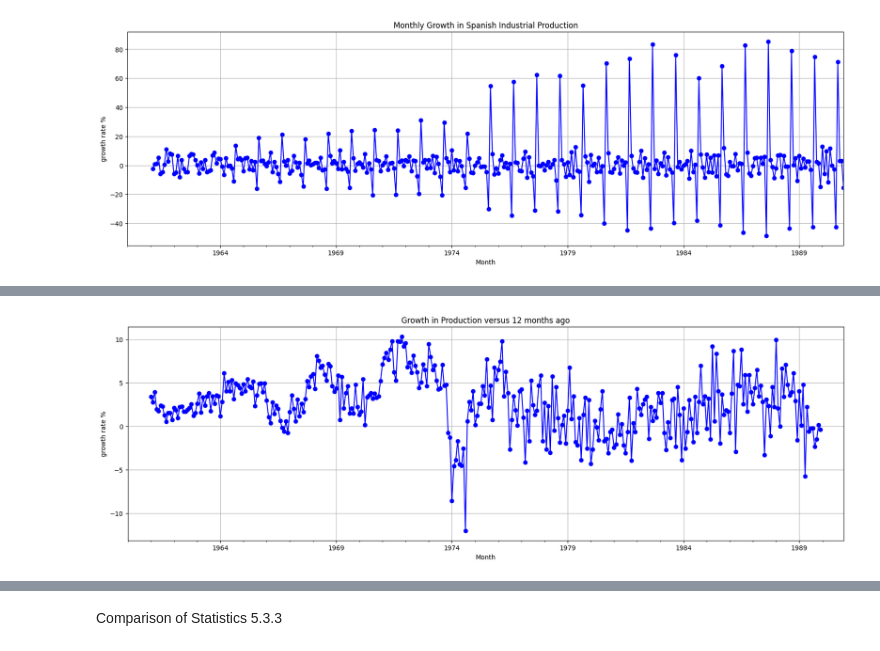
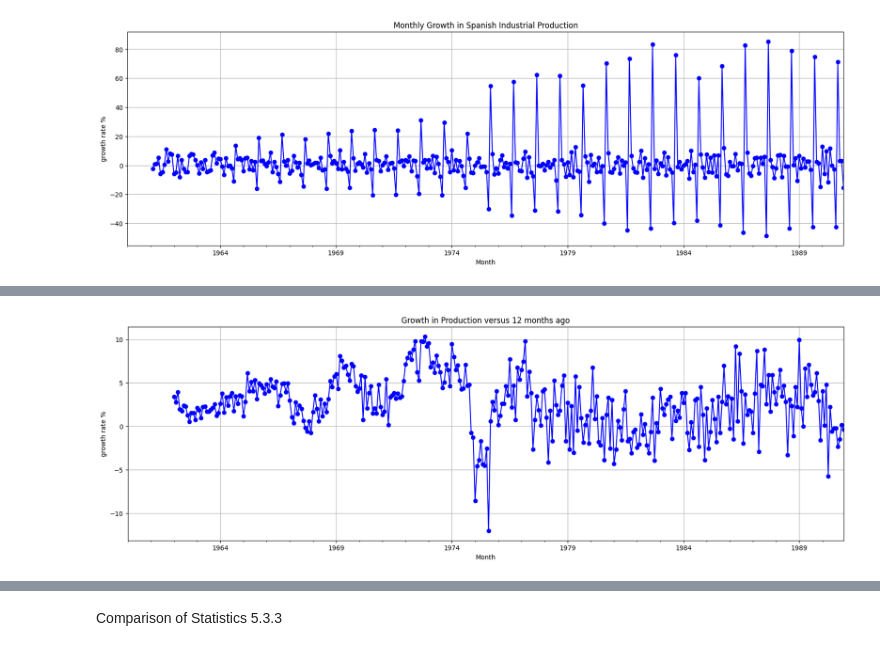
Before and after one commit to Josh-Yg/Macro-Pythonwork, a Jupyter notebook: Data Cleaning.ipynb, the cells around one changed output, grey strips where cells are left out. Saved outputs shown, nothing was run; the diff lists cells and outputs as text; code cells hidden in the pictures.

```diff
--- a/Data Cleaning.ipynb
+++ b/Data Cleaning.ipynb
@@ -73,13 +73,14 @@ df_month_series
 #Spain variables continue being defined over here with the growth in production versus 12 months ago
 # First 12 months have no data as the first 12 months don't have values and the last 12 by virtue of not having a next year after 1990.
 # Calculated by shifting down the column by 12 rows and then minusing it from the original position.
-df_month_series['Growth in Production over 12 months'] = df_month_series['Industrial Production'].shift(-12)\
-      - df_month_series['Industrial Production']
-Growth_in_production_versus_12_months_ago = df_month_series['Growth in Production over 12 months']
+df_month_series['Growth in Production versus 12 months ago'] = df_month_series['Industrial Production']\
+      - df_month_series['Industrial Production'].shift(12)
+Growth_in_production_versus_12_months_ago = df_month_series['Growth in Production versus 12 months ago']
 # Calculated variable of index value of international reserves with 1960 as the Jan as the base
 df_month_series['Index of value of international reserves'] = df_month_series['International Reserves']\
         / df_month_series['International Reserves'][0] * 100
 Index_of_value_of_international_reserves = df_month_series['Index of value of international reserves']
+df_month_series
 # %% [markdown]
 US dataframe variables
 # %%
@@ -196,11 +468,11 @@ plt.show()
 # %%
 # Plot monthly time series of growth in monthly production versus 12 months ago in Spain
 plt.figure(figsize=(20, 6))
-df_month_series['Growth in Production over 12 months'].plot(kind='line', marker='o', color='blue', linestyle='-')
+df_month_series['Growth in Production versus 12 months ago'].plot(kind='line', marker='o', color='blue', linestyle='-')
 plt.title('Growth in Production versus 12 months ago')
 plt.xlabel('Month')
 plt.ylabel('growth rate %')
 plt.grid(True)
 plt.show()
 # %% [output]
-[figure, old version]
+[figure, new version]
```
Also changed, not shown: parts of 27 cells of this notebook.
